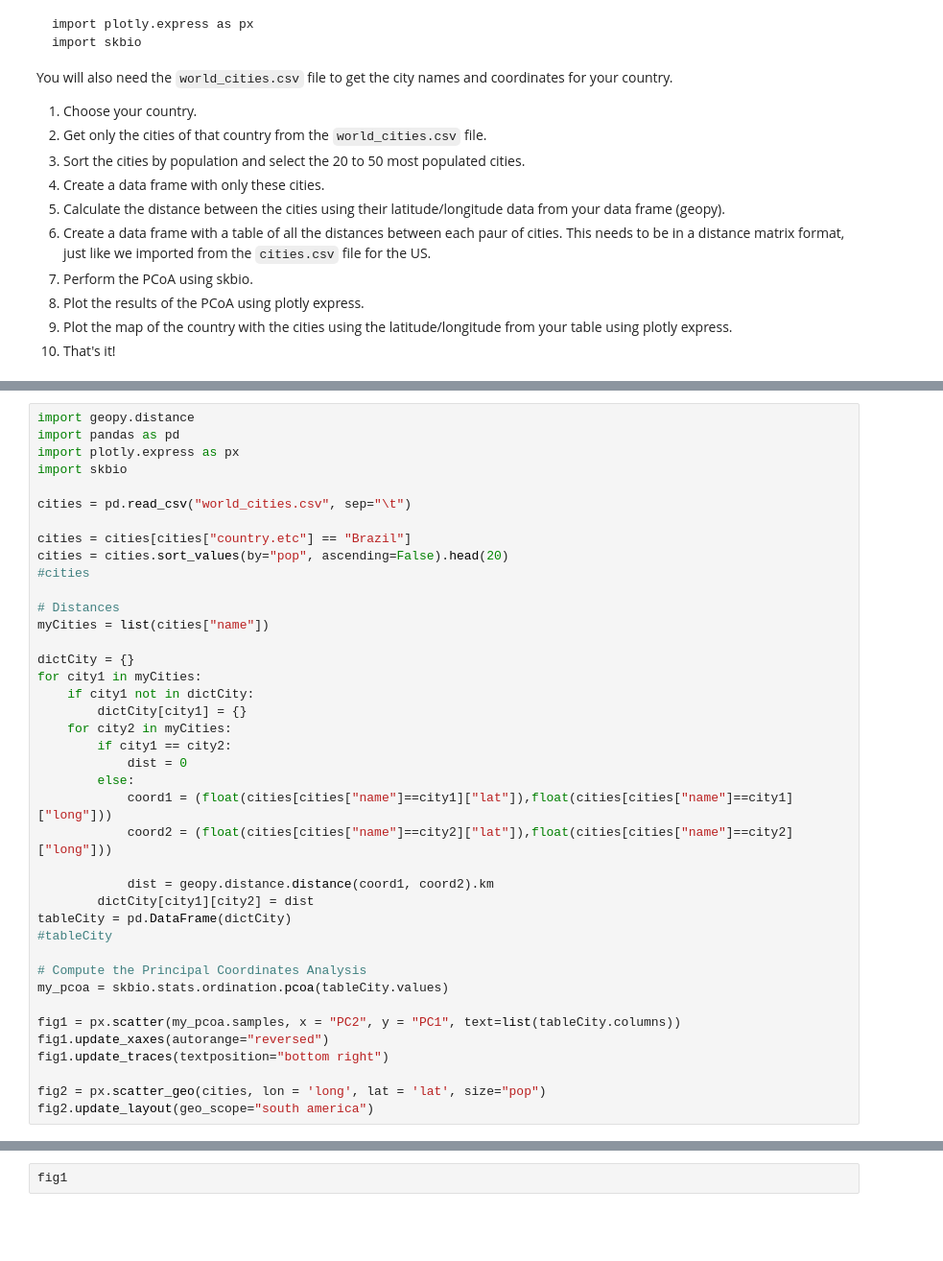
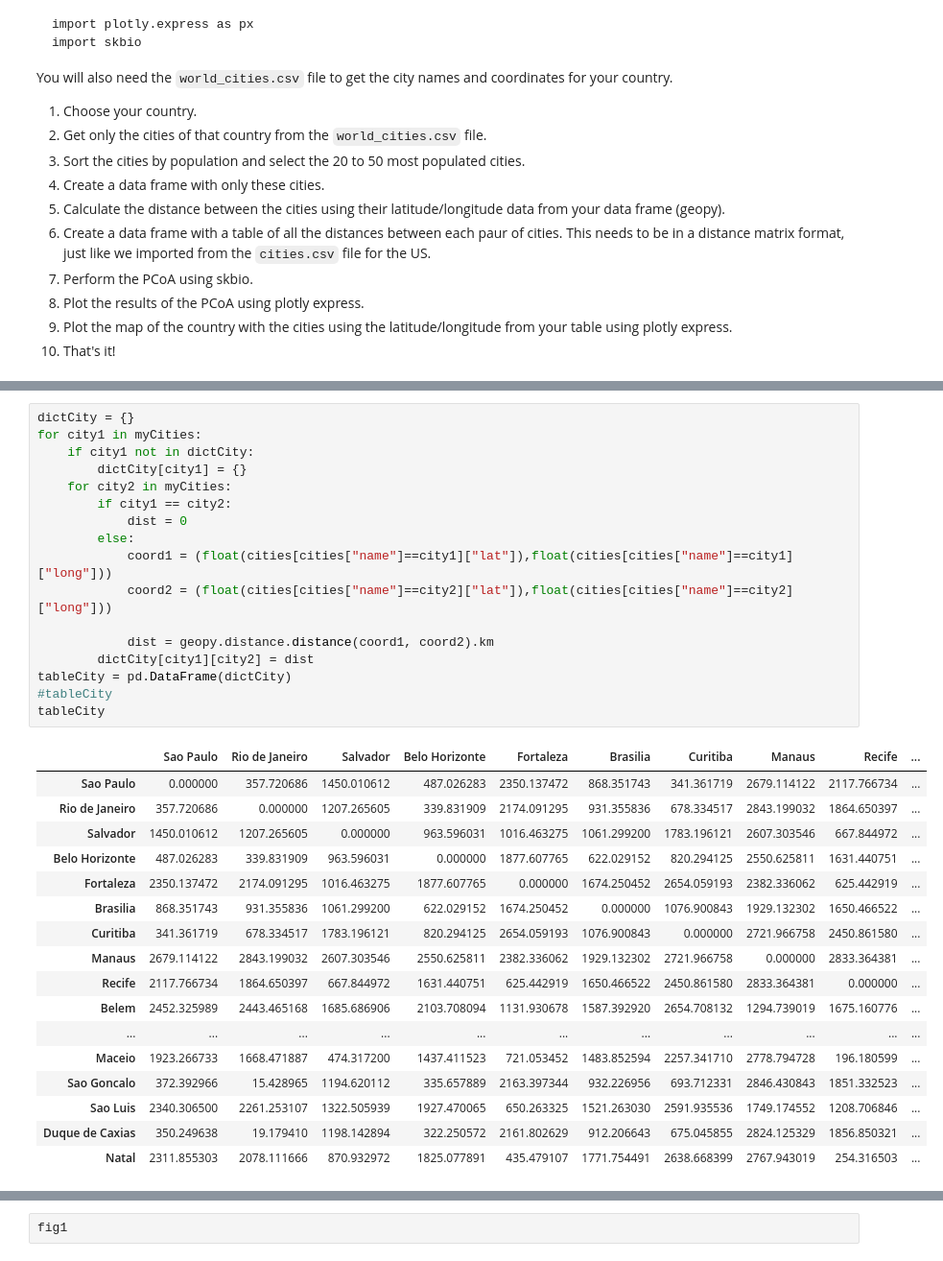
Before and after one commit to ymyf16/coursehomework, a Jupyter notebook: HW9/Homework9_done.ipynb, the cells around one changed output, grey strips where cells are left out. Shown at 96% size. Drawn from its saved outputs; the diff is of its cells as text; blank space fills up the shorter version.

```diff
--- a/HW9/Homework9_done.ipynb
+++ b/HW9/Homework9_done.ipynb
@@ -29,40 +43,35 @@ You will also need the `world_cities.csv` file to get the city names and coordin
 # %%
-import geopy.distance
-import pandas as pd
-import plotly.express as px
-import skbio
-
-cities = pd.read_csv("world_cities.csv", sep="\t")
-
-cities = cities[cities["country.etc"] == "Brazil"]
-cities = cities.sort_values(by="pop", ascending=False).head(20)
-#cities
-
-# Distances
-myCities = list(cities["name"])
-
 dictCity = {}
 for city1 in myCities:
     if city1 not in dictCity:
         dictCity[city1] = {}
     for city2 in myCities:
         if city1 == city2:
             dist = 0
         else:
             coord1 = (float(cities[cities["name"]==city1]["lat"]),float(cities[cities["name"]==city1]["long"]))
             coord2 = (float(cities[cities["name"]==city2]["lat"]),float(cities[cities["name"]==city2]["long"]))
 
             dist = geopy.distance.distance(coord1, coord2).km
         dictCity[city1][city2] = dist
 tableCity = pd.DataFrame(dictCity)
 #tableCity
-
-# Compute the Principal Coordinates Analysis
-my_pcoa = skbio.stats.ordination.pcoa(tableCity.values)
-
-fig1 = px.scatter(my_pcoa.samples, x = "PC2", y = "PC1", text=list(tableCity.columns))
-fig1.update_xaxes(autorange="reversed")
-fig1.update_traces(textposition="bottom right")
-
-fig2 = px.scatter_geo(cities, lon = 'long', lat = 'lat', size="pop")
-fig2.update_layout(geo_scope="south america")
+tableCity
+# %% [output]
+|  | Sao Paulo | Rio de Janeiro | Salvador | Belo Horizonte | Fortaleza | Brasilia | Curitiba | Manaus | Recife | ... |
+| Sao Paulo | 0.000000 | 357.720686 | 1450.010612 | 487.026283 | 2350.137472 | 868.351743 | 341.361719 | 2679.114122 | 2117.766734 | ... |
+| Rio de Janeiro | 357.720686 | 0.000000 | 1207.265605 | 339.831909 | 2174.091295 | 931.355836 | 678.334517 | 2843.199032 | 1864.650397 | ... |
+| Salvador | 1450.010612 | 1207.265605 | 0.000000 | 963.596031 | 1016.463275 | 1061.299200 | 1783.196121 | 2607.303546 | 667.844972 | ... |
+| Belo Horizonte | 487.026283 | 339.831909 | 963.596031 | 0.000000 | 1877.607765 | 622.029152 | 820.294125 | 2550.625811 | 1631.440751 | ... |
+| Fortaleza | 2350.137472 | 2174.091295 | 1016.463275 | 1877.607765 | 0.000000 | 1674.250452 | 2654.059193 | 2382.336062 | 625.442919 | ... |
+| Brasilia | 868.351743 | 931.355836 | 1061.299200 | 622.029152 | 1674.250452 | 0.000000 | 1076.900843 | 1929.132302 | 1650.466522 | ... |
+| Curitiba | 341.361719 | 678.334517 | 1783.196121 | 820.294125 | 2654.059193 | 1076.900843 | 0.000000 | 2721.966758 | 2450.861580 | ... |
+| Manaus | 2679.114122 | 2843.199032 | 2607.303546 | 2550.625811 | 2382.336062 | 1929.132302 | 2721.966758 | 0.000000 | 2833.364381 | ... |
+| Recife | 2117.766734 | 1864.650397 | 667.844972 | 1631.440751 | 625.442919 | 1650.466522 | 2450.861580 | 2833.364381 | 0.000000 | ... |
+| Belem | 2452.325989 | 2443.465168 | 1685.686906 | 2103.708094 | 1131.930678 | 1587.392920 | 2654.708132 | 1294.739019 | 1675.160776 | ... |
+| ... | ... | ... | ... | ... | ... | ... | ... | ... | ... | ... |
+| Maceio | 1923.266733 | 1668.471887 | 474.317200 | 1437.411523 | 721.053452 | 1483.852594 | 2257.341710 | 2778.794728 | 196.180599 | ... |
+| Sao Goncalo | 372.392966 | 15.428965 | 1194.620112 | 335.657889 | 2163.397344 | 932.226956 | 693.712331 | 2846.430843 | 1851.332523 | ... |
+| Sao Luis | 2340.306500 | 2261.253107 | 1322.505939 | 1927.470065 | 650.263325 | 1521.263030 | 2591.935536 | 1749.174552 | 1208.706846 | ... |
+| Duque de Caxias | 350.249638 | 19.179410 | 1198.142894 | 322.250572 | 2161.802629 | 912.206643 | 675.045855 | 2824.125329 | 1856.850321 | ... |
+| Natal | 2311.855303 | 2078.111666 | 870.932972 | 1825.077891 | 435.479107 | 1771.754491 | 2638.668399 | 2767.943019 | 254.316503 | ... |
```
Also changed, not shown: parts of 2 cells of this notebook, 4 other files.
